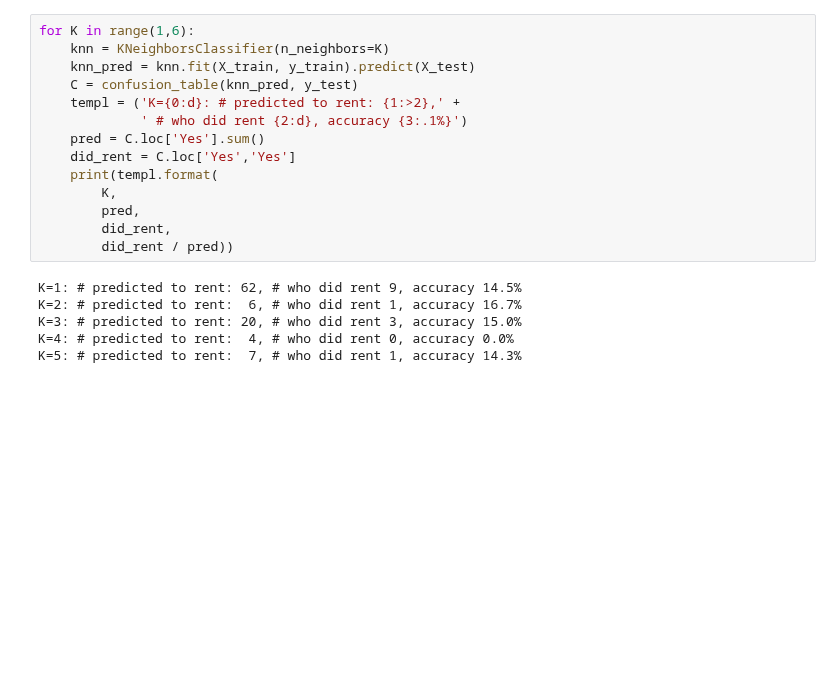
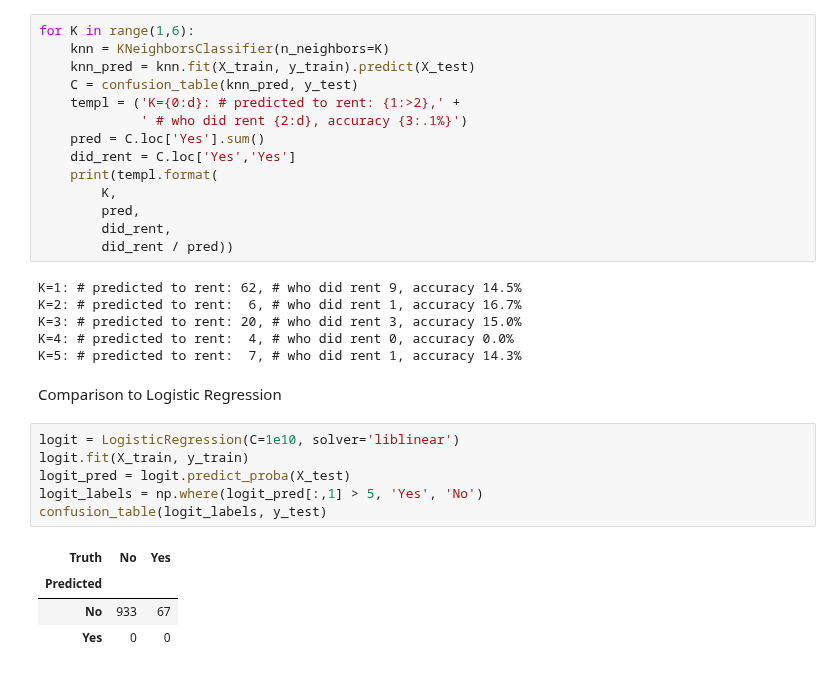
Before and after one commit to zozoking101/An-Introduction-to-Statistical-Learning-with-Applications-in-Python, a Jupyter notebook: 4_Classification/Chapter_4.ipynb, the cells around one changed output. Cells and saved outputs as stored; diff of their text form; blank space fills up the shorter version.

Commit message:
Add logistic regression comparison section
Introduced a new markdown section and code cell to compare model performance with logistic regression, including confusion matrix output for evaluation.

```diff
--- a/4_Classification/Chapter_4.ipynb
+++ b/4_Classification/Chapter_4.ipynb
@@ -2055,3 +2055,16 @@ K=2: # predicted to rent:  6, # who did rent 1, accuracy 16.7%
 K=3: # predicted to rent: 20, # who did rent 3, accuracy 15.0%
 K=4: # predicted to rent:  4, # who did rent 0, accuracy 0.0%
 K=5: # predicted to rent:  7, # who did rent 1, accuracy 14.3%
+# %% [markdown]
+Comparison to Logistic Regression
+# %%
+logit = LogisticRegression(C=1e10, solver='liblinear')
+logit.fit(X_train, y_train)
+logit_pred = logit.predict_proba(X_test)
+logit_labels = np.where(logit_pred[:,1] > 5, 'Yes', 'No')
+confusion_table(logit_labels, y_test)
+# %% [output]
+| Truth | No | Yes |
+| Predicted |  |  |
+| No | 933 | 67 |
+| Yes | 0 | 0 |
```
